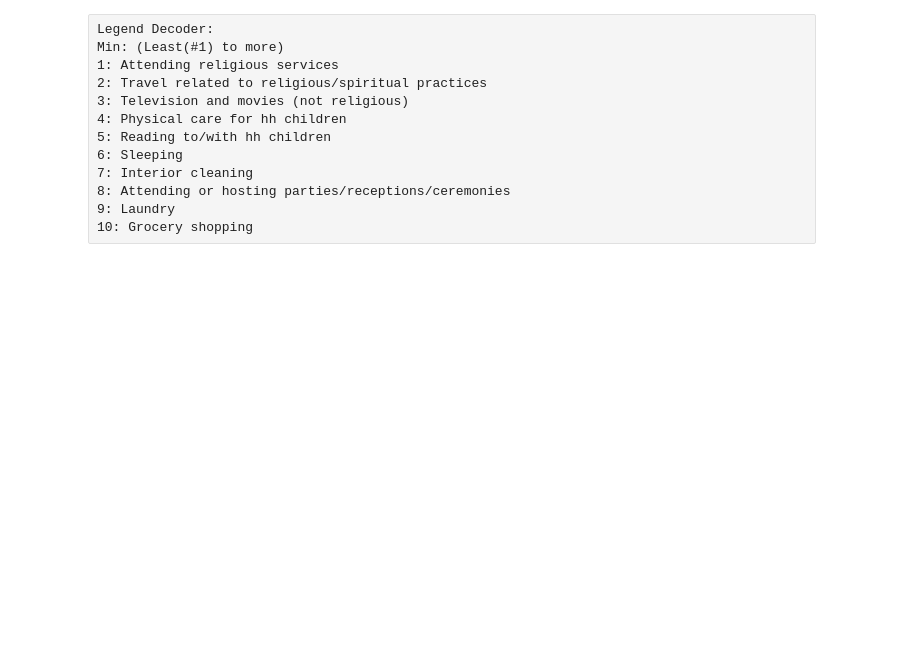
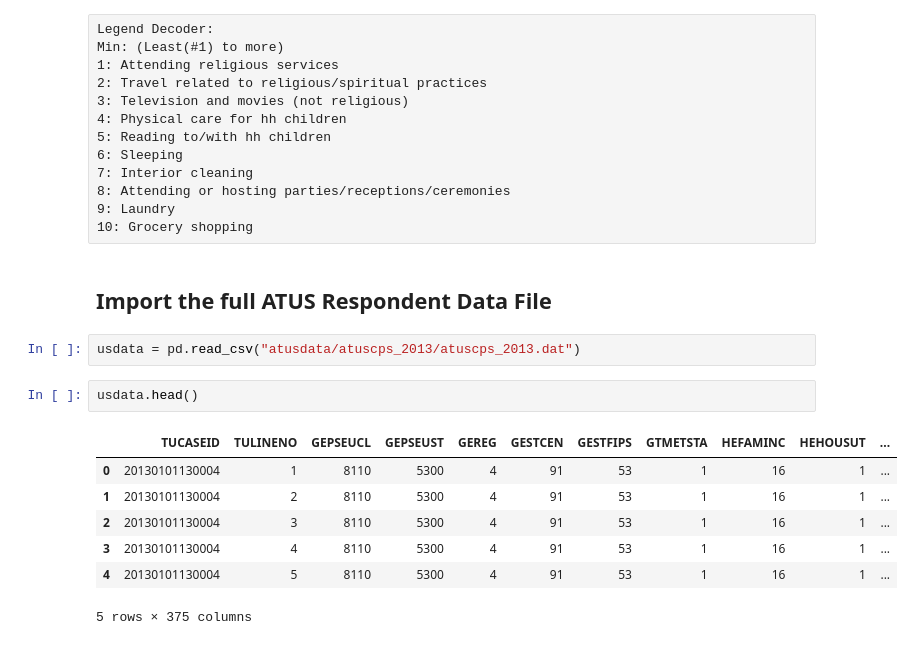
Before and after one commit to tiyd-python-2015-01/atus-analysis, a Jupyter notebook: atus-analysis.ipynb, the cells around one changed output. Drawn from its saved outputs; the diff is of its cells as text; blank space fills up the shorter version.

```diff
--- a/atus-analysis.ipynb
+++ b/atus-analysis.ipynb
@@ -397,3 +401,17 @@ Min: (Least(#1) to more)
 8: Attending or hosting parties/receptions/ceremonies
 9: Laundry
 10: Grocery shopping
+# %% [markdown]
+## Import the full ATUS Respondent Data File
+# %%
+usdata = pd.read_csv("atusdata/atuscps_2013/atuscps_2013.dat")
+# %%
+usdata.head()
+# %% [output]
+|  | TUCASEID | TULINENO | GEPSEUCL | GEPSEUST | GEREG | GESTCEN | GESTFIPS | GTMETSTA | HEFAMINC | HEHOUSUT | ... |
+| 0 | 20130101130004 | 1 | 8110 | 5300 | 4 | 91 | 53 | 1 | 16 | 1 | ... |
+| 1 | 20130101130004 | 2 | 8110 | 5300 | 4 | 91 | 53 | 1 | 16 | 1 | ... |
+| 2 | 20130101130004 | 3 | 8110 | 5300 | 4 | 91 | 53 | 1 | 16 | 1 | ... |
+| 3 | 20130101130004 | 4 | 8110 | 5300 | 4 | 91 | 53 | 1 | 16 | 1 | ... |
+| 4 | 20130101130004 | 5 | 8110 | 5300 | 4 | 91 | 53 | 1 | 16 | 1 | ... |
+5 rows × 375 columns
```
Also changed, not shown: parts of 21 cells of this notebook.
